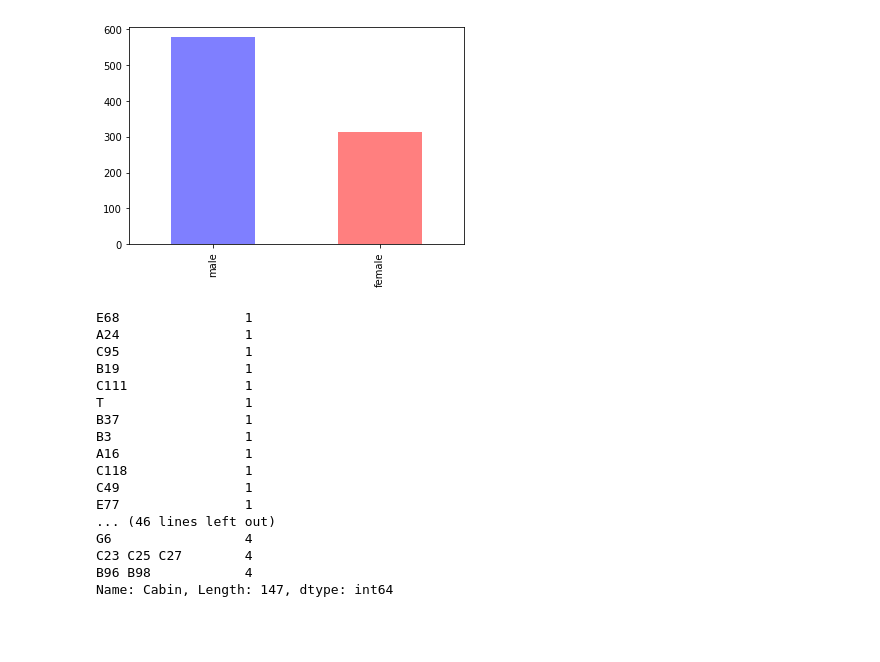
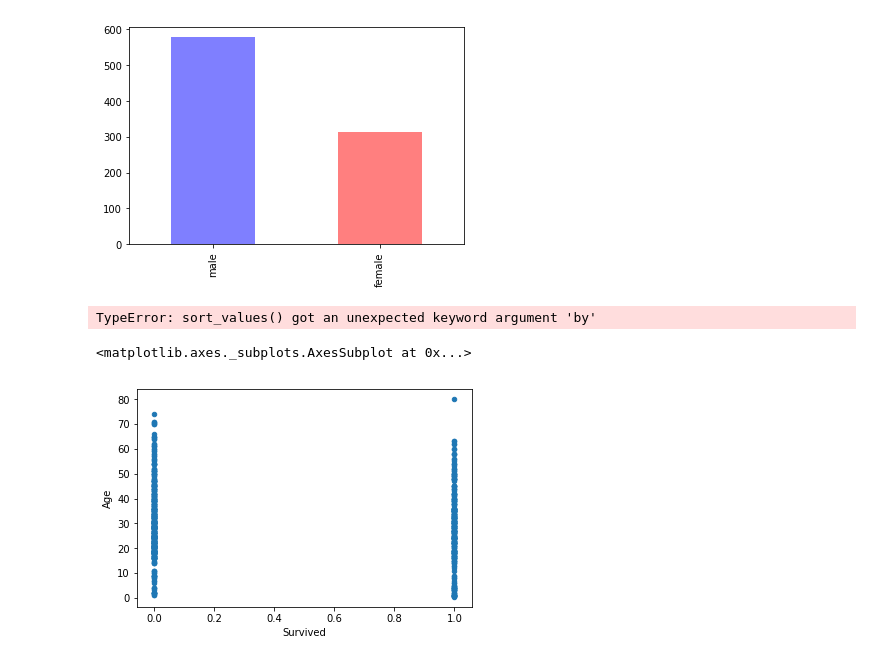
Before and after one commit to ralliet/titanic_surivors_data_analysis, a Jupyter notebook: dataAnalysisTitanic.ipynb, the cells around one changed output. Saved outputs shown, nothing was run; the diff lists cells and outputs as text; code cells hidden in the pictures; blank space fills up the shorter version.

Commit message:
visualize # people survived in relationship with age

```diff
--- a/dataAnalysisTitanic.ipynb
+++ b/dataAnalysisTitanic.ipynb
@@ -73,24 +73,11 @@ data["Sex"].value_counts().plot(kind='bar', color=['b','r'],alpha=alpha_color)
 <matplotlib.axes._subplots.AxesSubplot at 0x...>
 [figure]
 # %%
-data["Cabin"].value_counts().sort_values()
+data["Cabin"].value_counts().sort_values(by=[''])
 # %% [output]
-E68                1
-A24                1
-C95                1
-B19                1
-C111               1
-T                  1
-B37                1
-B3                 1
-A16                1
-C118               1
-C49                1
-E77                1
-... (46 lines left out)
-G6                 4
-C23 C25 C27        4
-B96 B98            4
-Name: Cabin, Length: 147, dtype: int64
+TypeError: sort_values() got an unexpected keyword argument 'by'
 # %%
-data.plot(kind="scatter", x="")
+data.plot(kind="scatter", x="Survived", y="Age")
+# %% [output]
+<matplotlib.axes._subplots.AxesSubplot at 0x...>
+[figure, added]
```
Also changed, not shown: parts of 2 cells of this notebook.
